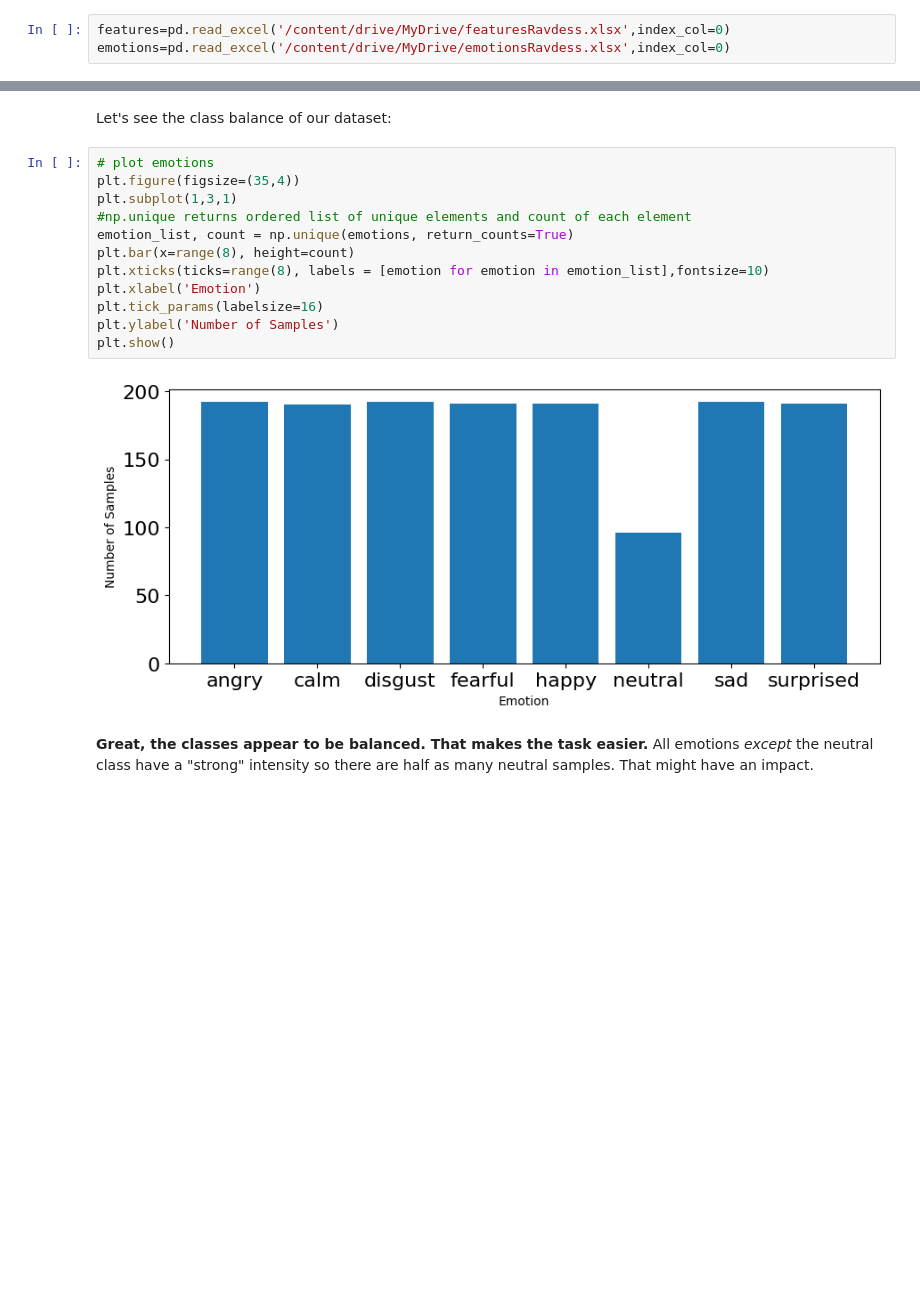
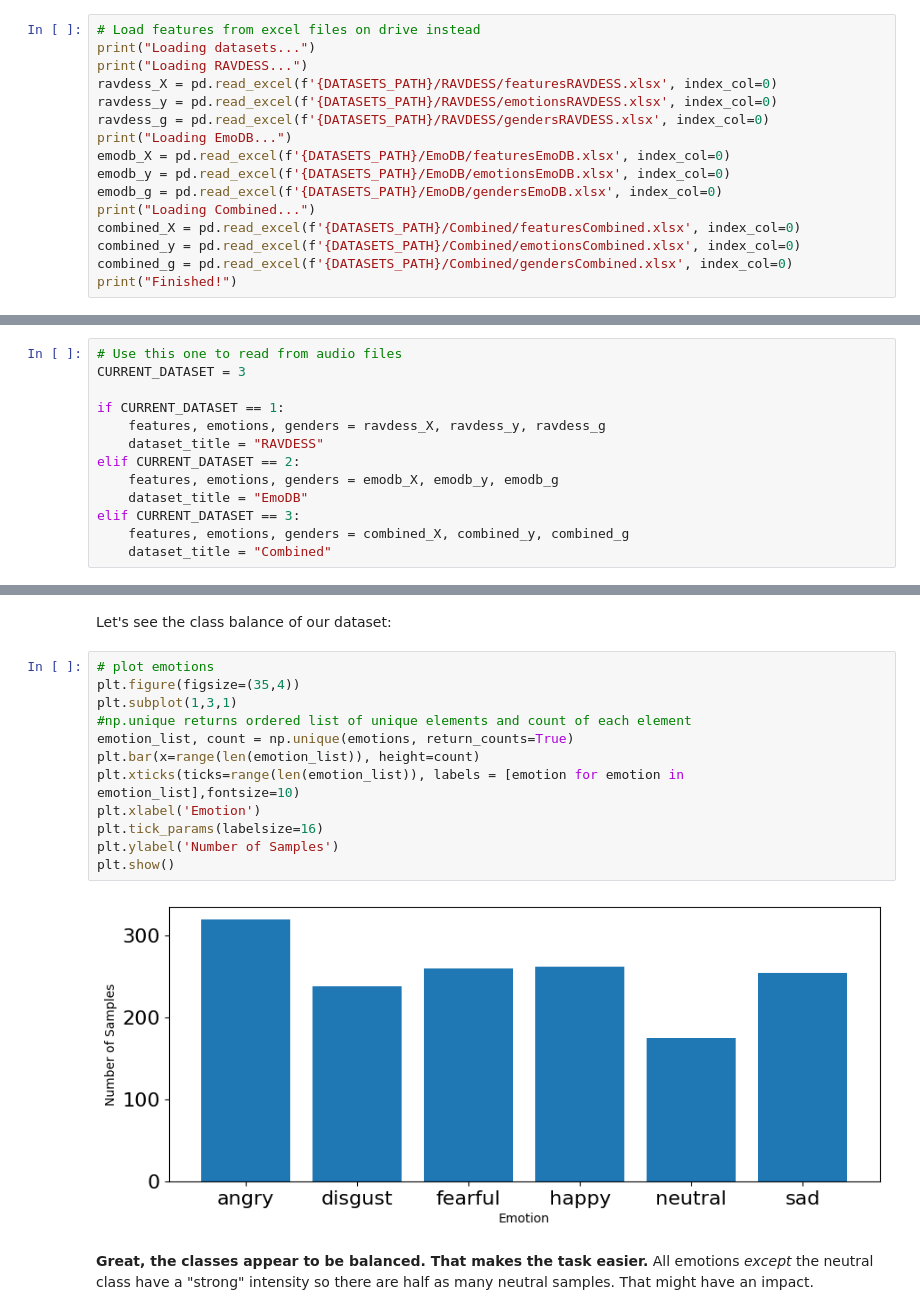
Before and after one commit to rdezwart/Week3-Machine_Learning, a Jupyter notebook: Week_3_MachineLearning.ipynb, the cells around one changed output, grey strips where cells are left out. Saved outputs shown, nothing was run; the diff lists cells and outputs as text; blank space fills up the shorter version.

```diff
--- a/Week_3_MachineLearning.ipynb
+++ b/Week_3_MachineLearning.ipynb
@@ -198,6 +197,19 @@ emotions_df.to_excel('/content/drive/MyDrive/emotionsRavdess.xlsx')
 ## Load pre-saved Dataset
 # %% [markdown]
 Once saved you only need to load them later by running the cell below, and **skip every cell above** except for the one in which we import libraries.
-# %%
-features=pd.read_excel('/content/drive/MyDrive/featuresRavdess.xlsx',index_col=0)
-emotions=pd.read_excel('/content/drive/MyDrive/emotionsRavdess.xlsx',index_col=0)
+# %%
+# Load features from excel files on drive instead
+print("Loading datasets...")
+print("Loading RAVDESS...")
+ravdess_X = pd.read_excel(f'{DATASETS_PATH}/RAVDESS/featuresRAVDESS.xlsx', index_col=0)
+ravdess_y = pd.read_excel(f'{DATASETS_PATH}/RAVDESS/emotionsRAVDESS.xlsx', index_col=0)
+ravdess_g = pd.read_excel(f'{DATASETS_PATH}/RAVDESS/gendersRAVDESS.xlsx', index_col=0)
+print("Loading EmoDB...")
+emodb_X = pd.read_excel(f'{DATASETS_PATH}/EmoDB/featuresEmoDB.xlsx', index_col=0)
+emodb_y = pd.read_excel(f'{DATASETS_PATH}/EmoDB/emotionsEmoDB.xlsx', index_col=0)
+emodb_g = pd.read_excel(f'{DATASETS_PATH}/EmoDB/gendersEmoDB.xlsx', index_col=0)
+print("Loading Combined...")
+combined_X = pd.read_excel(f'{DATASETS_PATH}/Combined/featuresCombined.xlsx', index_col=0)
+combined_y = pd.read_excel(f'{DATASETS_PATH}/Combined/emotionsCombined.xlsx', index_col=0)
+combined_g = pd.read_excel(f'{DATASETS_PATH}/Combined/gendersCombined.xlsx', index_col=0)
+print("Finished!")
@@ -204,3 +222,16 @@ emotions=pd.read_excel('/content/drive/MyDrive/emotionsRavdess.xlsx',index_col=0
+# %%
+# Use this one to read from audio files
+CURRENT_DATASET = 3
+
+if CURRENT_DATASET == 1:
+    features, emotions, genders = ravdess_X, ravdess_y, ravdess_g
+    dataset_title = "RAVDESS"
+elif CURRENT_DATASET == 2:
+    features, emotions, genders = emodb_X, emodb_y, emodb_g
+    dataset_title = "EmoDB"
+elif CURRENT_DATASET == 3:
+    features, emotions, genders = combined_X, combined_y, combined_g
+    dataset_title = "Combined"
 # %% [markdown]
 let's see if they have been loaded correctly!
 # %%
@@ -218,17 +273,17 @@ Let's see the class balance of our dataset:
 # %%
 # plot emotions
 plt.figure(figsize=(35,4))
 plt.subplot(1,3,1)
 #np.unique returns ordered list of unique elements and count of each element
 emotion_list, count = np.unique(emotions, return_counts=True)
-plt.bar(x=range(8), height=count)
-plt.xticks(ticks=range(8), labels = [emotion for emotion in emotion_list],fontsize=10)
+plt.bar(x=range(len(emotion_list)), height=count)
+plt.xticks(ticks=range(len(emotion_list)), labels = [emotion for emotion in emotion_list],fontsize=10)
 plt.xlabel('Emotion')
 plt.tick_params(labelsize=16)
 plt.ylabel('Number of Samples')
 plt.show()
 # %% [output]
-[figure, old version]
+[figure, new version]
 # %% [markdown]
 **Great, the classes appear to be balanced. That makes the task easier.** All emotions _except_ the neutral class have a "strong" intensity so there are half as many neutral samples. That might have an impact.
 # %% [markdown]
```
Also changed, not shown: parts of 11 cells of this notebook.
